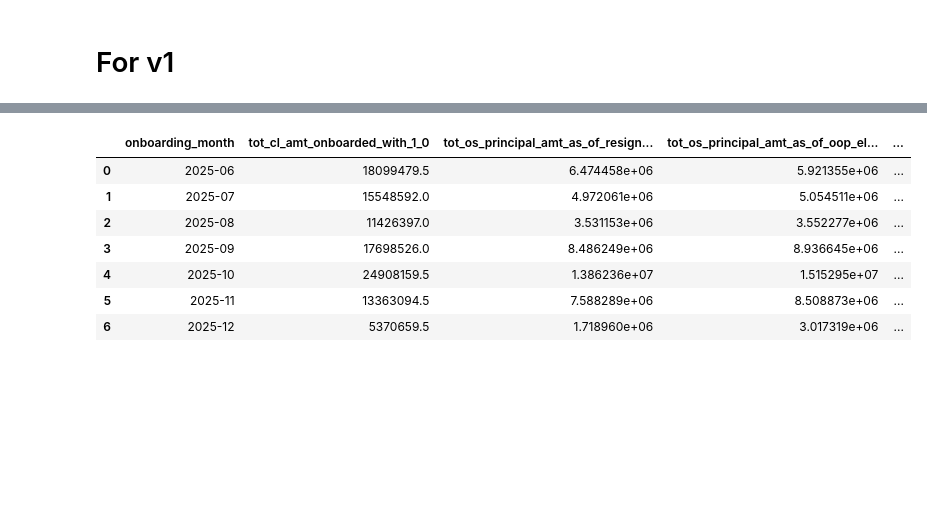
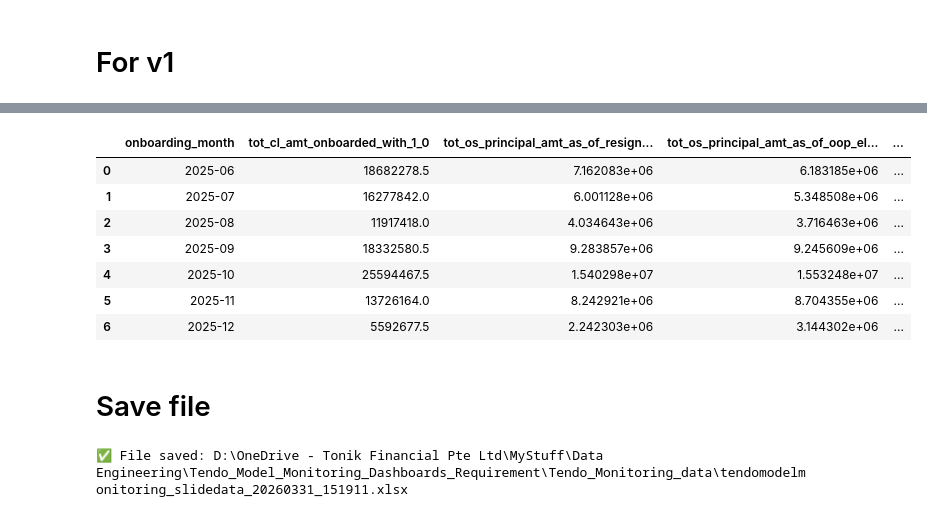
Before and after one commit to dchakroborti-tonik/Tendo_Model_Monitoring_Dashboard, a Jupyter notebook: Tendo_Model_Monitoring_Dashboard_20260325.ipynb, the cells around one changed output, grey strips where cells are left out. Drawn from its saved outputs; the diff is of its cells as text; code cells hidden in the pictures; blank space fills up the shorter version.

```diff
--- a/Tendo_Model_Monitoring_Dashboard_20260325.ipynb
+++ b/Tendo_Model_Monitoring_Dashboard_20260325.ipynb
@@ -4821,7 +4901,7 @@ SUM(cl.credit_limit) AS tot_cl_amt_onboarded_with_1_0,
 
 
 
-SUM( case when date(tgt.ee_resignation_date_correct) <= DATE '2026-01-31'
+SUM( case when date(tgt.ee_resignation_date_correct) <= DATE '2026-03-01'
     THEN oop.osbal_as_of_resignation_date end)
     AS tot_os_principal_amt_as_of_resignation_date,
 
@@ -4845,40 +4925,42 @@ SUM(
    CASE
     WHEN  tgt.target = 0
     THEN oop.osbal_as_of_oop_eligible_date
     END
 ),
-SUM( case when date(tgt.ee_resignation_date_correct) <= DATE '2026-01-31'
+SUM( case when date(tgt.ee_resignation_date_correct) <= DATE '2026-03-01'
     THEN oop.osbal_as_of_resignation_date end)
 
 ) *100 as unit_rate_of_all_who_left_job
 
 
 FROM scored_onboarded s
 JOIN oop_data r
     ON s.user_id = r.user_id
 join   oop_target tgt
 on  cast(r.user_id as string) = tgt.user_id
 
 LEFT JOIN credit_limit cl
     ON s.user_id = cl.user_id
 LEFT JOIN oop_data oop
     ON s.user_id = oop.user_id
 
 GROUP BY -- s.risk_segment,
 onboarding_month
 ORDER BY -- s.risk_segment,
 onboarding_month;
 """
 dfv1 = client.query(sq).to_dataframe()
 dfv1
 # %% [output]
 |  | onboarding_month | tot_cl_amt_onboarded_with_1_0 | tot_os_principal_amt_as_of_resign... | tot_os_principal_amt_as_of_oop_el... | ... |
-| 0 | 2025-06 | 18099479.5 | 6.474458e+06 | 5.921355e+06 | ... |
-| 1 | 2025-07 | 15548592.0 | 4.972061e+06 | 5.054511e+06 | ... |
-| 2 | 2025-08 | 11426397.0 | 3.531153e+06 | 3.552277e+06 | ... |
-| 3 | 2025-09 | 17698526.0 | 8.486249e+06 | 8.936645e+06 | ... |
-| 4 | 2025-10 | 24908159.5 | 1.386236e+07 | 1.515295e+07 | ... |
-| 5 | 2025-11 | 13363094.5 | 7.588289e+06 | 8.508873e+06 | ... |
-| 6 | 2025-12 | 5370659.5 | 1.718960e+06 | 3.017319e+06 | ... |
+| 0 | 2025-06 | 18682278.5 | 7.162083e+06 | 6.183185e+06 | ... |
+| 1 | 2025-07 | 16277842.0 | 6.001128e+06 | 5.348508e+06 | ... |
+| 2 | 2025-08 | 11917418.0 | 4.034643e+06 | 3.716463e+06 | ... |
+| 3 | 2025-09 | 18332580.5 | 9.283857e+06 | 9.245609e+06 | ... |
+| 4 | 2025-10 | 25594467.5 | 1.540298e+07 | 1.553248e+07 | ... |
+| 5 | 2025-11 | 13726164.0 | 8.242921e+06 | 8.704355e+06 | ... |
+| 6 | 2025-12 | 5592677.5 | 2.242303e+06 | 3.144302e+06 | ... |
 # %%
 dfv1.to_excel(r"D:\OneDrive - Tonik Financial Pte Ltd\MyStuff\Data Engineering\Tendo_Model_Monitoring_Dashboards_Requirement\Tendo_Monitoring_data\20260330_v1pesorate.xlsx", sheet_name='v1pesorate')
+# %% [markdown]
+# Save file
@@ -4884,0 +4987,33 @@ dfv1.to_excel(r"D:\OneDrive - Tonik Financial Pte Ltd\MyStuff\Data Engineering\T
+# %%
+import pandas as pd
+from datetime import datetime
+
+# Create timestamp
+timestamp = datetime.now().strftime("%Y%m%d_%H%M%S")
+
+# Build file name with timestamp
+output_file = fr"D:\OneDrive - Tonik Financial Pte Ltd\MyStuff\Data Engineering\Tendo_Model_Monitoring_Dashboards_Requirement\Tendo_Monitoring_data\tendomodelmonitoring_slidedata_{timestamp}.xlsx"
+
+dfs = {
+    "slide2": df_summary,
+    "slide3_upperpart": newprodusersprodscorejuneaug25,
+    "slide3_lowerpart": newprodusersbsscorejuneaug25,
+    "slide4_upperpart": extproduserprodscorejuly,
+    "slide4_lowerpart": extprodusersbsscorejuly25,
+    "slide5_upperpart": attrnewprodusersprodscorejuneaug25,
+    "slide5_lowerpart": attrnewprodusersbsscorejuneaug25,
+    "slide6_upperpart": attrextprodusersprodscorejuly25,
+    "slide6_lowerpart": attrextproduserbsscorejuly25,
+    "slide7_upperpart": df2v1,
+    "slide7_lowerpart": data2,
+    "slide8_upperpart": dfv1,
+    "slide8_lowerpart": data4,
+}
+
+with pd.ExcelWriter(output_file, engine='openpyxl') as writer:
+    for sheet_name, dataframe in dfs.items():
+        dataframe.to_excel(writer, sheet_name=sheet_name[:31], index=False)
+
+print(f"✅ File saved: {output_file}")
+# %% [output]
+✅ File saved: D:\OneDrive - Tonik Financial Pte Ltd\MyStuff\Data Engineering\Tendo_Model_Monitoring_Dashboards_Requirement\Tendo_Monitoring_data\tendomodelmonitoring_slidedata_20260331_151911.xlsx
```
Also changed, not shown: parts of 119 cells of this notebook, 8 other files.
